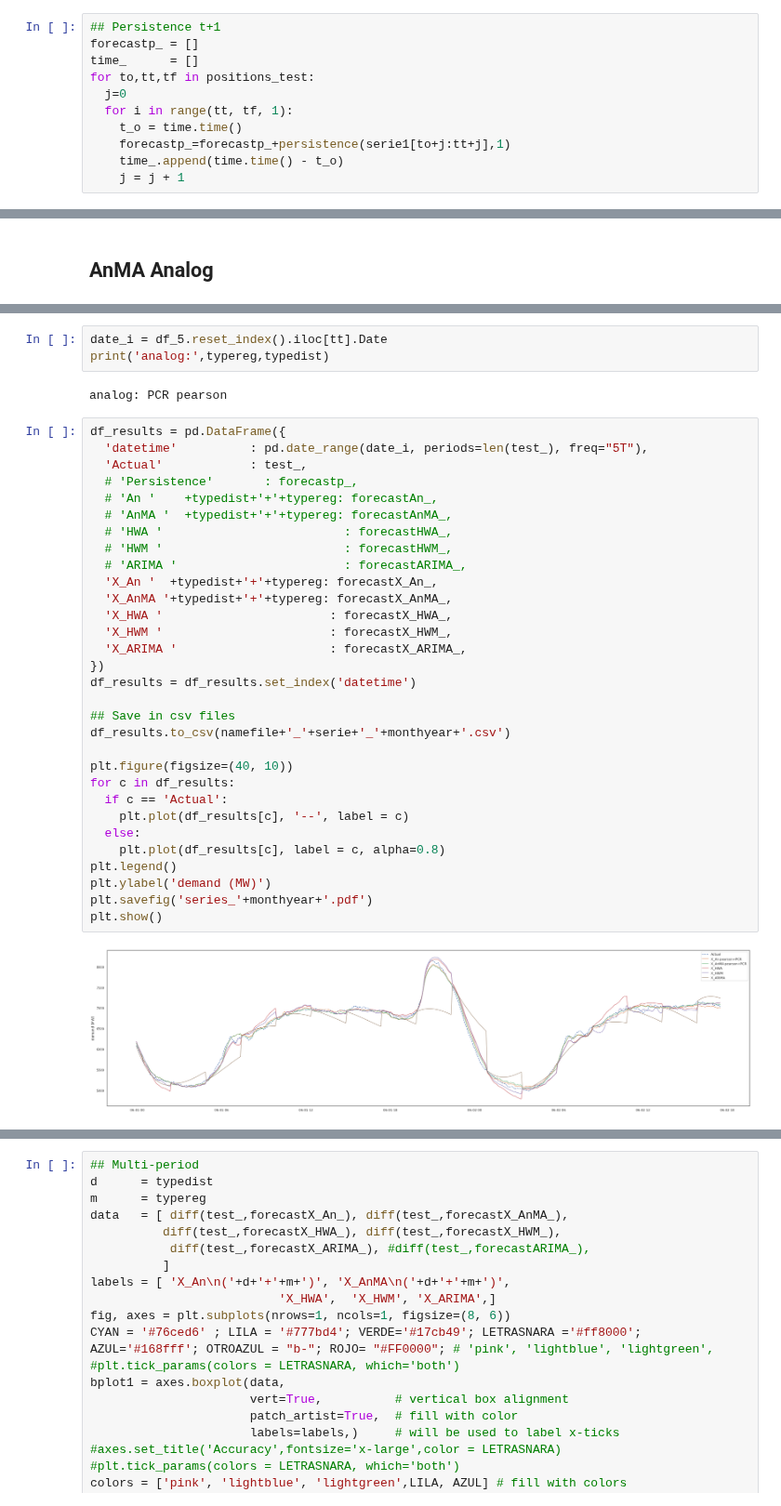
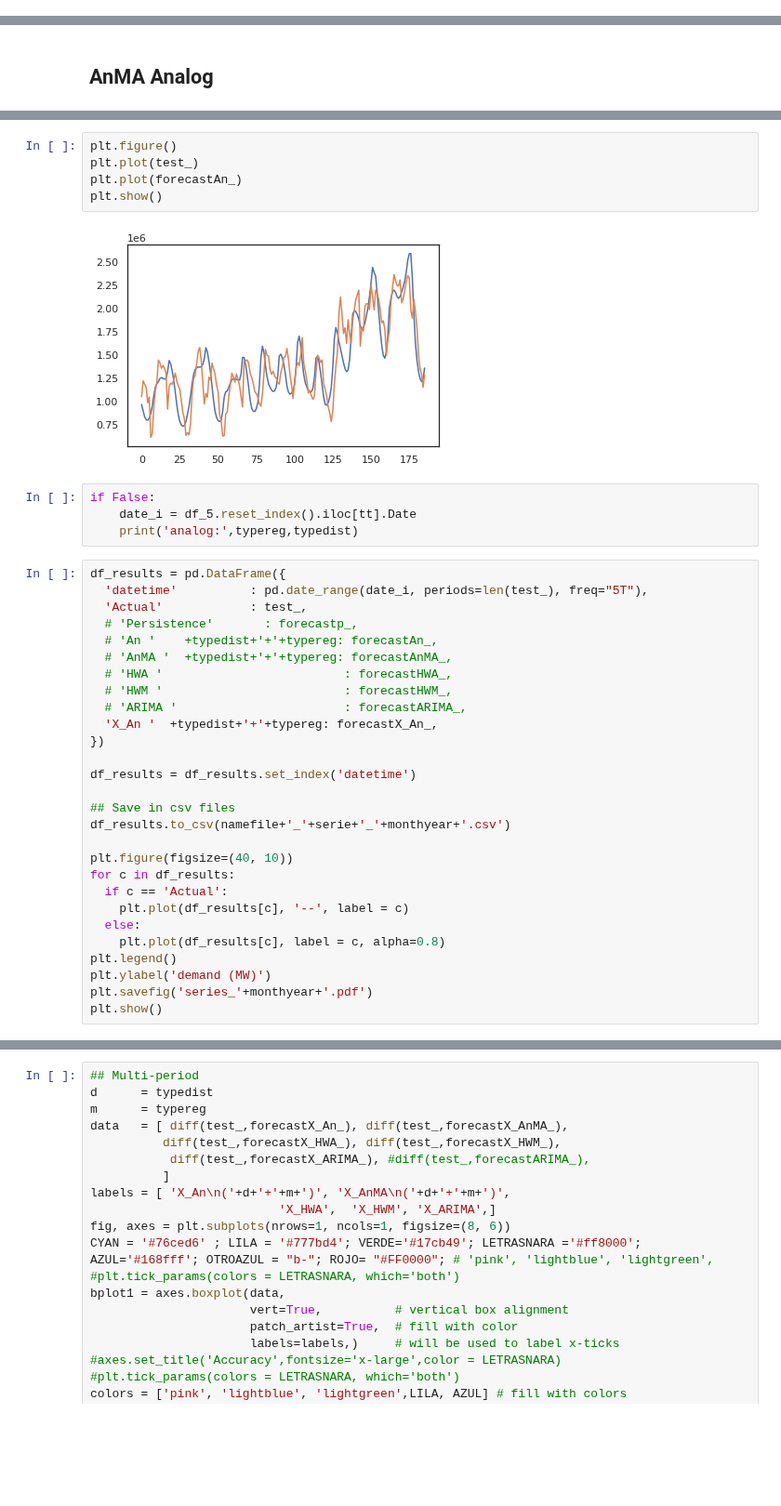
Before and after one commit to urieliram/analog, a Jupyter notebook: analog_bivariate.ipynb, the cells around one changed output, grey strips where cells are left out. Shown at 93% size. Drawn from its saved outputs; the diff is of its cells as text; blank space fills up the shorter version.

```diff
--- a/analog_bivariate.ipynb
+++ b/analog_bivariate.ipynb
@@ -681,11 +624,0 @@ plt.plot(nonumeric)
-# %%
-## Persistence t+1
-forecastp_ = []
-time_      = []
-for to,tt,tf in positions_test:
-  j=0
-  for i in range(tt, tf, 1):
-    t_o = time.time()
-    forecastp_=forecastp_+persistence(serie1[to+j:tt+j],1)
-    time_.append(time.time() - t_o)
-    j = j + 1
@@ -987,8 +683,14 @@ print('>>> Number of forecasts not calculated:', nfail)
+# %%
+plt.figure()
+plt.plot(test_)
+plt.plot(forecastAn_)
+plt.show()
+# %% [output]
+[figure, added]
 # %%
-date_i = df_5.reset_index().iloc[tt].Date
-print('analog:',typereg,typedist)
+if False:
+    date_i = df_5.reset_index().iloc[tt].Date
+    print('analog:',typereg,typedist)
-# %% [output]
-analog: PCR pearson
 # %%
 df_results = pd.DataFrame({
   'datetime'          : pd.date_range(date_i, periods=len(test_), freq="5T"),
@@ -1000,11 +702,8 @@ df_results = pd.DataFrame({
   # 'HWM '                         : forecastHWM_,
   # 'ARIMA '                       : forecastARIMA_,
   'X_An '  +typedist+'+'+typereg: forecastX_An_,
-  'X_AnMA '+typedist+'+'+typereg: forecastX_AnMA_,
-  'X_HWA '                       : forecastX_HWA_,
-  'X_HWM '                       : forecastX_HWM_,
-  'X_ARIMA '                     : forecastX_ARIMA_,
 })
+
 df_results = df_results.set_index('datetime')
 
 ## Save in csv files
@@ -1020,5 +719,3 @@ plt.legend()
 plt.ylabel('demand (MW)')
 plt.savefig('series_'+monthyear+'.pdf')
 plt.show()
-# %% [output]
-[figure, removed]
```
Also changed, not shown: parts of 41 cells of this notebook.
